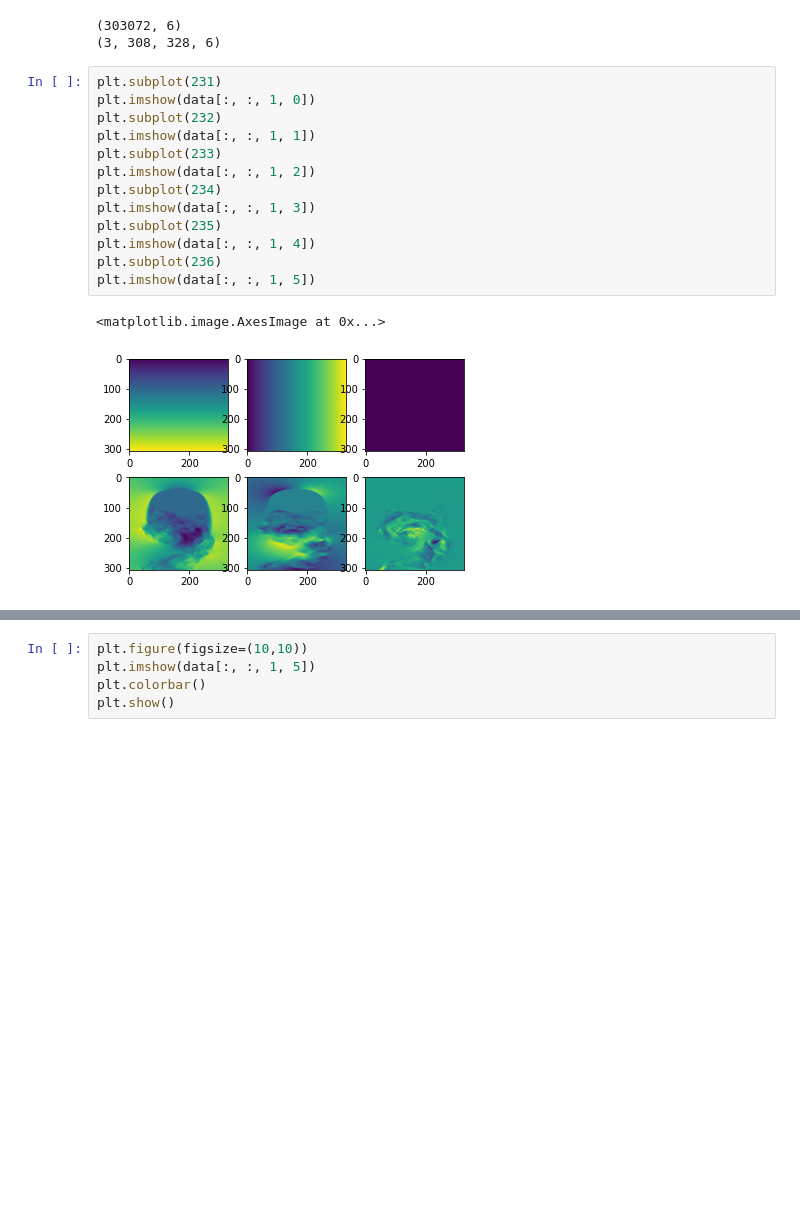
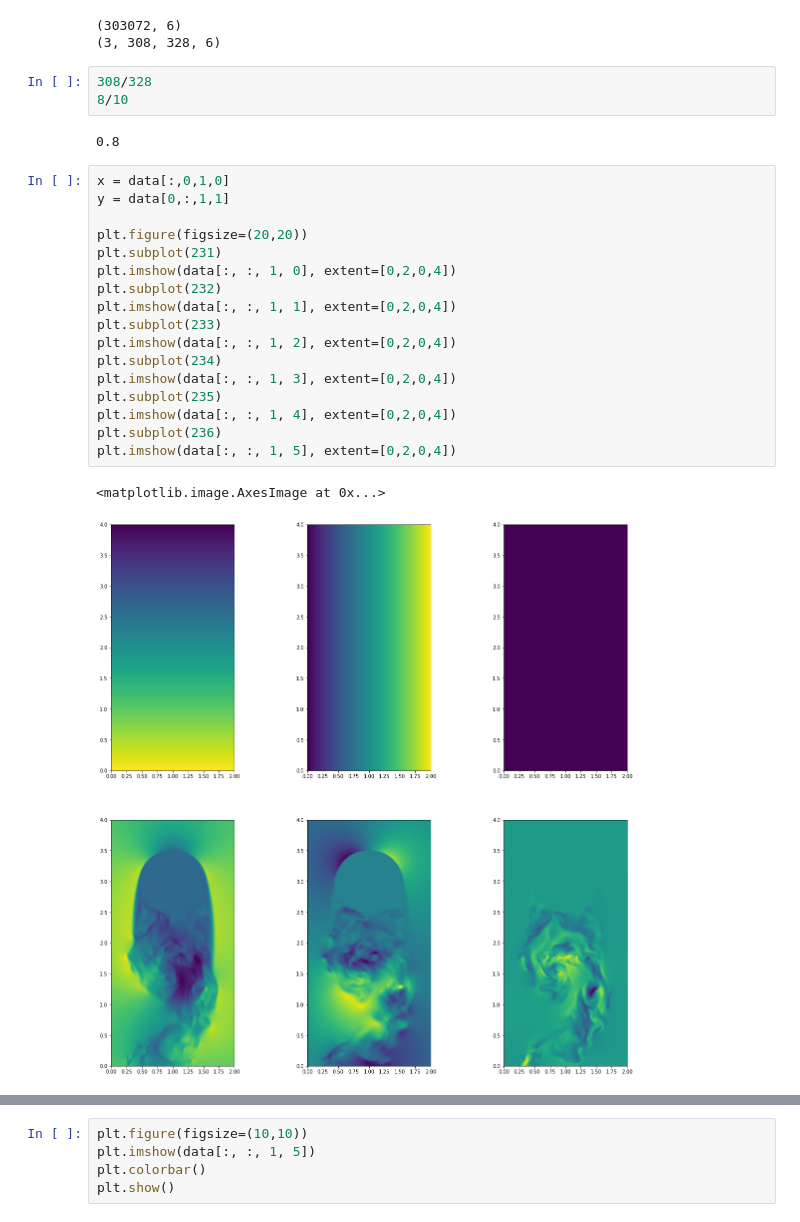
Before and after one commit to Chutlhu/TurboSuperResultion, a Jupyter notebook: notebooks/[Dataset] Re3900.ipynb, the cells around one changed output, grey strips where cells are left out. Drawn from its saved outputs; the diff is of its cells as text; blank space fills up the shorter version.

```diff
--- a/notebooks/[Dataset] Re3900.ipynb
+++ b/notebooks/[Dataset] Re3900.ipynb
@@ -48,19 +48,28 @@ data = data.transpose(1,2,0,3)
 # %% [output]
 (303072, 6)
 (3, 308, 328, 6)
+# %%
+308/328
+8/10
+# %% [output]
+0.8
 # %%
+x = data[:,0,1,0]
+y = data[0,:,1,1]
+
+plt.figure(figsize=(20,20))
 plt.subplot(231)
-plt.imshow(data[:, :, 1, 0])
+plt.imshow(data[:, :, 1, 0], extent=[0,2,0,4])
 plt.subplot(232)
-plt.imshow(data[:, :, 1, 1])
+plt.imshow(data[:, :, 1, 1], extent=[0,2,0,4])
 plt.subplot(233)
-plt.imshow(data[:, :, 1, 2])
+plt.imshow(data[:, :, 1, 2], extent=[0,2,0,4])
 plt.subplot(234)
-plt.imshow(data[:, :, 1, 3])
+plt.imshow(data[:, :, 1, 3], extent=[0,2,0,4])
 plt.subplot(235)
-plt.imshow(data[:, :, 1, 4])
+plt.imshow(data[:, :, 1, 4], extent=[0,2,0,4])
 plt.subplot(236)
-plt.imshow(data[:, :, 1, 5])
+plt.imshow(data[:, :, 1, 5], extent=[0,2,0,4])
 # %% [output]
 <matplotlib.image.AxesImage at 0x...>
-[figure, old version]
+[figure, new version]
```
Also changed, not shown: parts of 2 cells of this notebook, 2 other files.
